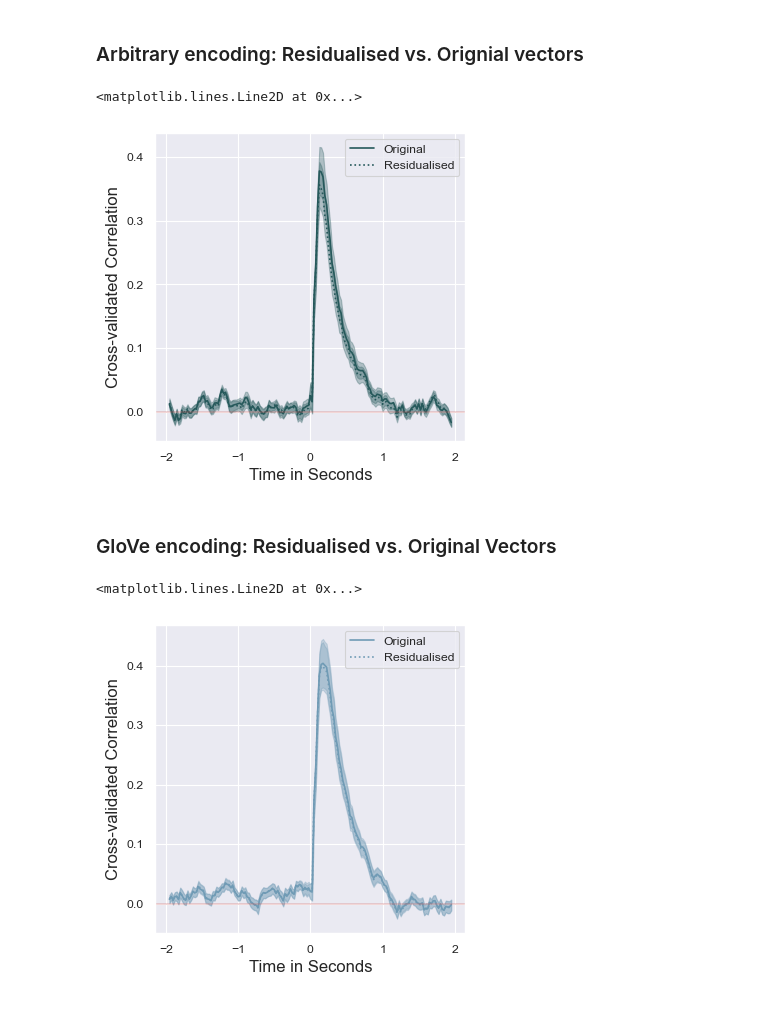
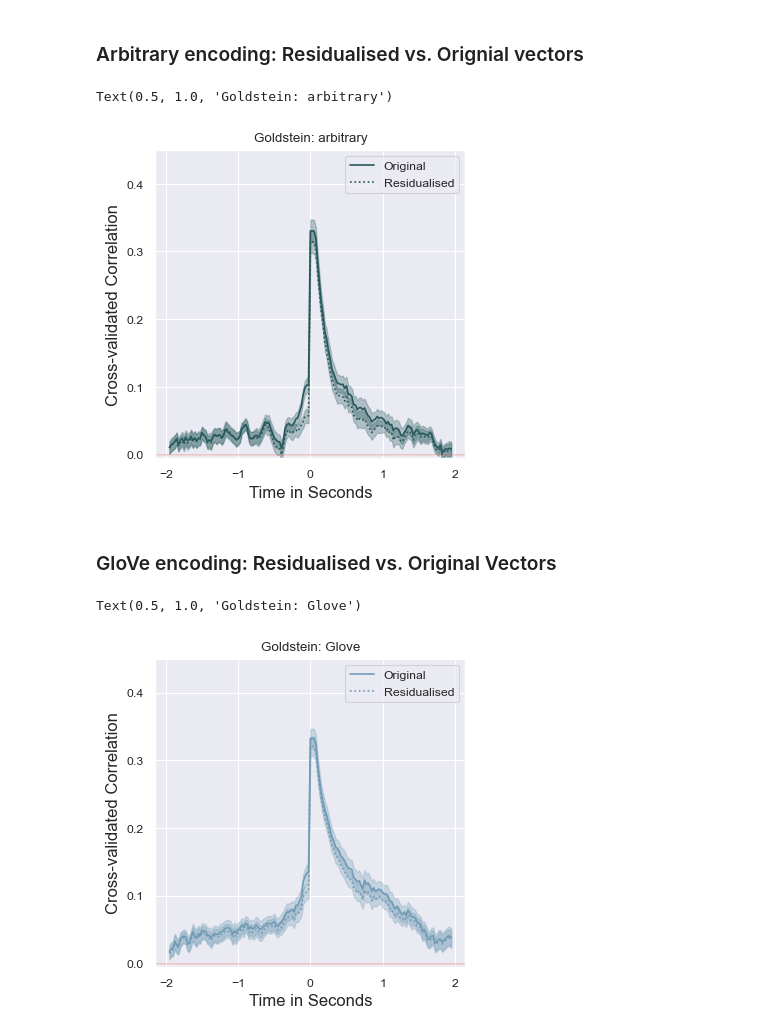
Before and after one commit to InesSchoenmann/Lingpred, a Jupyter notebook: notebooks_new/Audio_Encoding.ipynb, the cells around one changed output. Saved outputs shown, nothing was run; the diff lists cells and outputs as text; code cells hidden in the pictures.

```diff
--- a/notebooks_new/Audio_Encoding.ipynb
+++ b/notebooks_new/Audio_Encoding.ipynb
@@ -168,10 +160,12 @@ dict_keys(['X_GPT_layer_8', 'X_GPT_residualised_layer_8'])
 # %%
+# compute encoding for GPT both regressed out and original GPT:
 y = y_acoustics
 y = np.swapaxes(np.swapaxes(y, 0, 1), 0, 2)
-encoding_GPT  = brainscore_no_coef(X_matrices_GPT['X_GPT_layer_8'], y)
+
+encoding_GPT  = brainscore_no_coef(X_matrices_GPT['X_GPT_layer_47'], y)
 
 y                         = np.swapaxes(np.swapaxes(y_acoustics[1:], 0, 1), 0, 2)
-encoding_GPT_residualised = brainscore_no_coef(X_matrices_GPT['X_GPT_residualised_layer_8'], y)
+encoding_GPT_residualised = brainscore_no_coef(X_matrices_GPT['X_GPT_residualised_layer_47'], y)
 # %% [output]
 We are now in the brainscore_no_coef method, and y has shape:
 (9, 5136, 157)
@@ -221,6 +232,6 @@ ax1.axhline(c='indianred',  alpha=0.3)
 # %%
 # get model names
-models = [k.split(sep='_')[1] for k in results.keys()]
+models = [k.split(sep='_')[1] for k in res_results.keys()]
 labels = [m for m in models]
 
 
@@ -258,26 +269,26 @@ plt.legend()
 # %%
 # get model names
 models = ['arbitrary', 'arbitrary']
 labels = ['Original', 'Residualised']
 linestyles = {'Original': '-', 'Residualised': ':'}
 
 
 fig, (ax1) = plt.subplots(1, 1, figsize=(4, 4))
 
 for i, key in enumerate([encoding_arbitrary, encoding_arbitrary_residualised]):
     ax1.plot(times_100, key.mean(axis=0).mean(axis=0), c=colours[models[i]], label=labels[i], linestyle=linestyles[labels[i]])
     ax1.fill_between(times_100, lowerCI(reshape(key)),
                                 upperCI(reshape(key)), color=colours[models[i]], alpha=0.3)
 
 ax1.legend()
-#ax1.set_ylim([-0.005, 0.05])
+ax1.set_ylim([-0.005, 0.45])
 ax1.set_xlabel('Time in Seconds', fontsize=12)
 ax1.set_ylabel('Cross-validated Correlation', fontsize=12)
 ax1.axhline(c='indianred',  alpha=0.3)
-#ax1.set_title(dataset+':' + vectors)
+ax1.set_title(dataset+': ' + models[0])
 # %% [output]
-<matplotlib.lines.Line2D at 0x...>
+Text(0.5, 1.0, 'Goldstein: arbitrary')
-[figure, old version]
+[figure, new version]
 # %% [markdown]
 ### GloVe encoding: Residualised vs. Original Vectors
 # %%
@@ -295,10 +306,11 @@ for i, key in enumerate([encoding_Glove, encoding_Glove_residualised]):
                                 upperCI(reshape(key)), color=colours[models[i]], alpha=0.3)
 
 ax1.legend()
-#ax1.set_ylim([-0.005, 0.05])
+ax1.set_ylim([-0.005, 0.45])
 ax1.set_xlabel('Time in Seconds', fontsize=12)
 ax1.set_ylabel('Cross-validated Correlation', fontsize=12)
 ax1.axhline(c='indianred',  alpha=0.3)
+ax1.set_title(dataset+': ' + models[0])
 # %% [output]
-<matplotlib.lines.Line2D at 0x...>
+Text(0.5, 1.0, 'Goldstein: Glove')
-[figure, old version]
+[figure, new version]
```
Also changed, not shown: parts of 32 cells of this notebook, 18 other files.
